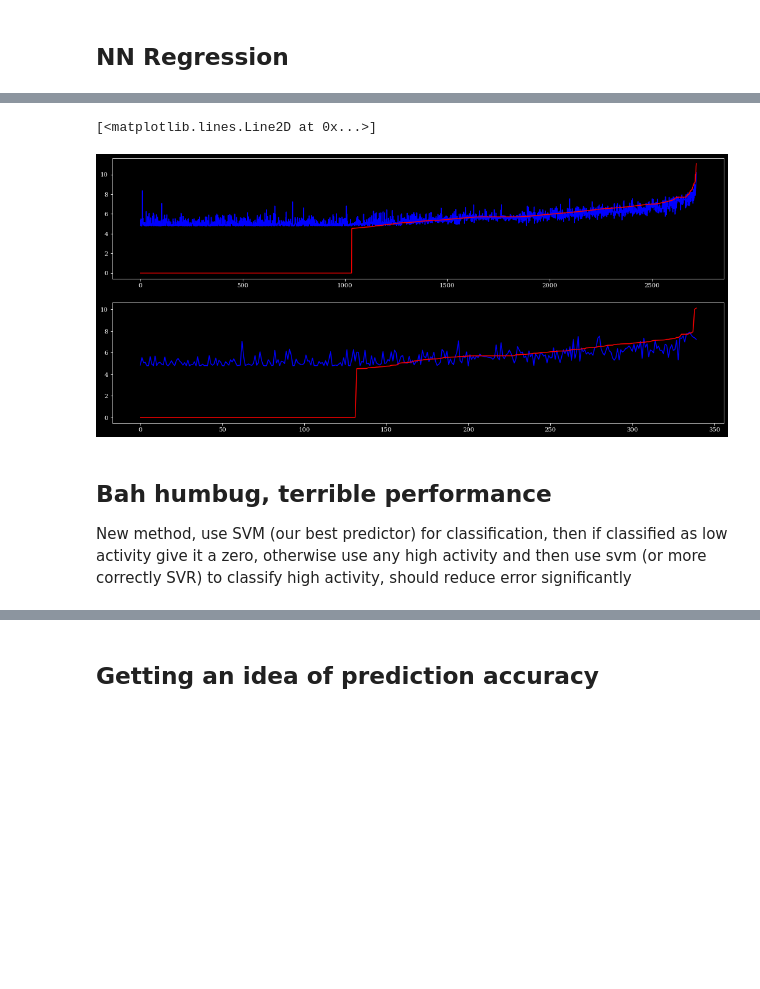
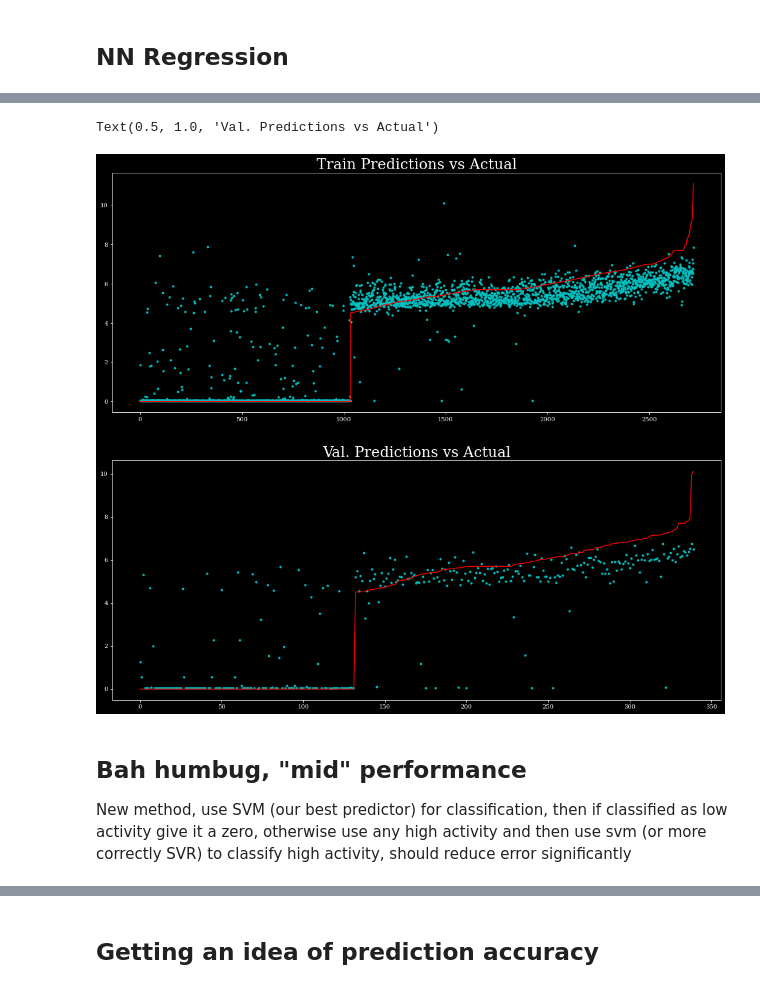
Before and after one commit to timothylindsey/Biola-Lawrence-Livermore-Project, a Jupyter notebook: Code/Regression Models (SVM and NN).ipynb, the cells around one changed output, grey strips where cells are left out. Saved outputs shown, nothing was run; the diff lists cells and outputs as text; code cells hidden in the pictures; blank space fills up the shorter version.

Commit message:
Decent regression model

```diff
--- a/Code/Regression Models (SVM and NN).ipynb
+++ b/Code/Regression Models (SVM and NN).ipynb
@@ -63,7 +81,7 @@ optimizer = tf.keras.optimizers.Adam(
 inputDim = np.shape(trainData)[1] #how many inputs
 #build and run model
 
-model = tf.keras.models.Sequential([
+nnRegrMod = tf.keras.models.Sequential([
         tf.keras.layers.Dense(inputDim, activation='relu', kernel_regularizer = l1Reg),
         tf.keras.layers.Dense(250, activation='relu', kernel_regularizer = l1Reg),
         tf.keras.layers.Dense(400, activation='relu', kernel_regularizer = l1Reg),
@@ -75,9 +93,9 @@ model = tf.keras.models.Sequential([
         tf.keras.layers.Dense(1, activation='relu', kernel_regularizer = l1Reg)
     ])
 
-model.compile(optimizer=optimizer, loss='mean_squared_error', metrics=['MeanSquaredError'])
+nnRegrMod.compile(optimizer=optimizer, loss='mean_squared_error', metrics=['MeanSquaredError'])
 
-history = model.fit(trainData, activitiesTrain, validation_data = (valData, activitiesValidate),
+history = nnRegrMod.fit(trainData, activitiesTrain, validation_data = (valData, activitiesValidate),
     epochs=50, batch_size=10, verbose = 1) #verbose = 0 for no printing
 # %% [output]
 Epoch 1/50
@@ -100,20 +118,23 @@ Epoch 49/50
 # %%
-fig, ax = plt.subplots(2, figsize=(18,8))
+fig, ax = plt.subplots(2, figsize=(18,16))
 
 trainPred = model.predict(trainData).flatten()
 valPred = model.predict(valData).flatten()
 
 trainOrder = np.argsort(activitiesTrain)
 valOrder = np.argsort(activitiesValidate)
-ax[0].plot(trainPred[trainOrder], color="blue")
+ax[0].plot(trainPred[trainOrder], "c.")
 ax[0].plot(activitiesTrain[trainOrder], color="red")
-ax[1].plot(valPred[valOrder], color="blue")
+ax[1].plot(valPred[valOrder], "c.")
 ax[1].plot(activitiesValidate[valOrder], color="red")
+
+ax[0].set_title("Train Predictions vs Actual", fontsize=24)
+ax[1].set_title("Val. Predictions vs Actual", fontsize=24)
 # %% [output]
-[<matplotlib.lines.Line2D at 0x...>]
+Text(0.5, 1.0, 'Val. Predictions vs Actual')
-[figure, old version]
+[figure, new version]
 # %% [markdown]
-## Bah humbug, terrible performance
+## Bah humbug, "mid" performance
 New method, use SVM (our best predictor) for classification, then if classified as low activity give it a zero, otherwise use any high activity and then use svm (or more correctly SVR) to classify high activity, should reduce error significantly
 # %%
 compoundsTrain, smilesTrain, labelsTrain, compoundDataTrain, activitiesTrain = Loader.getTrain(defaultValue=0)
```
Also changed, not shown: parts of 14 cells of this notebook, 1 other file.
